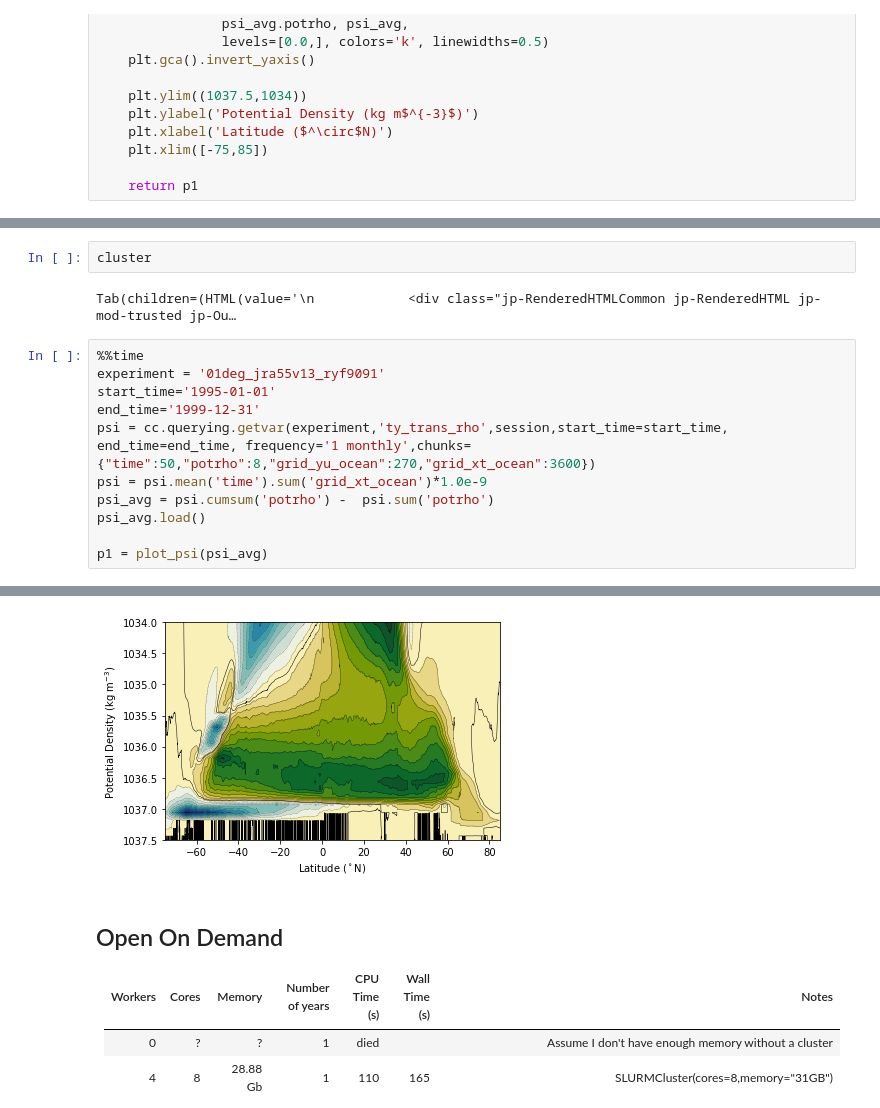
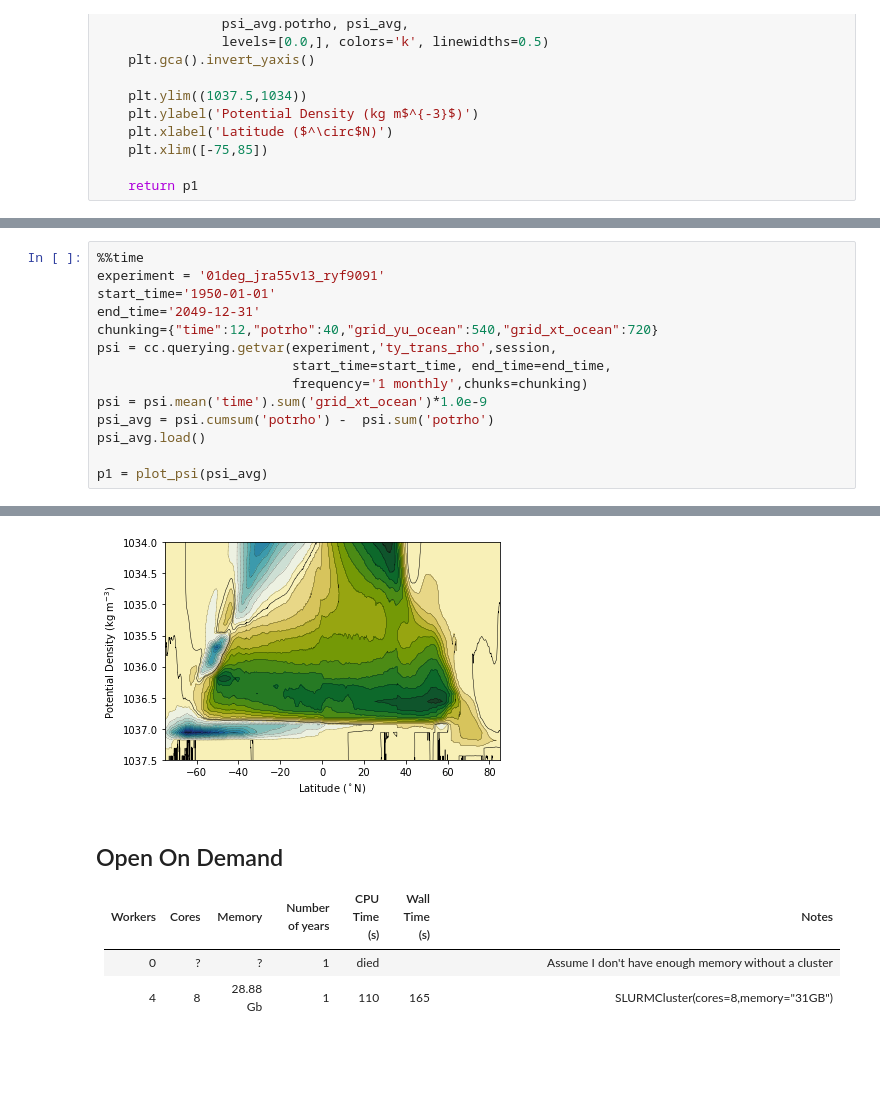
Before and after one commit to AndyHoggANU/CC_sandbox, a Jupyter notebook: GMOC-ood-poc-testing.ipynb, the cells around one changed output, grey strips where cells are left out. Drawn from its saved outputs; the diff is of its cells as text; blank space fills up the shorter version.

Commit message:
new figure for eddies fronts and jets paper

```diff
--- a/GMOC-ood-poc-testing.ipynb
+++ b/GMOC-ood-poc-testing.ipynb
@@ -69,13 +72,12 @@ client
-# %%
-cluster
-# %% [output]
-Tab(children=(HTML(value='\n            <div class="jp-RenderedHTMLCommon jp-RenderedHTML jp-mod-trusted jp-Ou…
 # %%
 %%time
 experiment = '01deg_jra55v13_ryf9091'
-start_time='1995-01-01'
-end_time='1999-12-31'
-psi = cc.querying.getvar(experiment,'ty_trans_rho',session,start_time=start_time, end_time=end_time, frequency='1 monthly',chunks={"time":50,"potrho":8,"grid_yu_ocean":270,"grid_xt_ocean":3600})
+start_time='1950-01-01'
+end_time='2049-12-31'
+chunking={"time":12,"potrho":40,"grid_yu_ocean":540,"grid_xt_ocean":720}
+psi = cc.querying.getvar(experiment,'ty_trans_rho',session,
+                         start_time=start_time, end_time=end_time,
+                         frequency='1 monthly',chunks=chunking)
 psi = psi.mean('time').sum('grid_xt_ocean')*1.0e-9
 psi_avg = psi.cumsum('potrho') -  psi.sum('potrho')
 psi_avg.load()
@@ -87,4 +89,4 @@ Wall time: 3min 9s
-[figure, old version]
+[figure, new version]
 # %% [markdown]
 ## Open On Demand
 | Workers | Cores | Memory | Number of years | CPU Time (s) | Wall Time (s) |  Notes |
```
Also changed, not shown: parts of 8 cells of this notebook, 4 other files.
